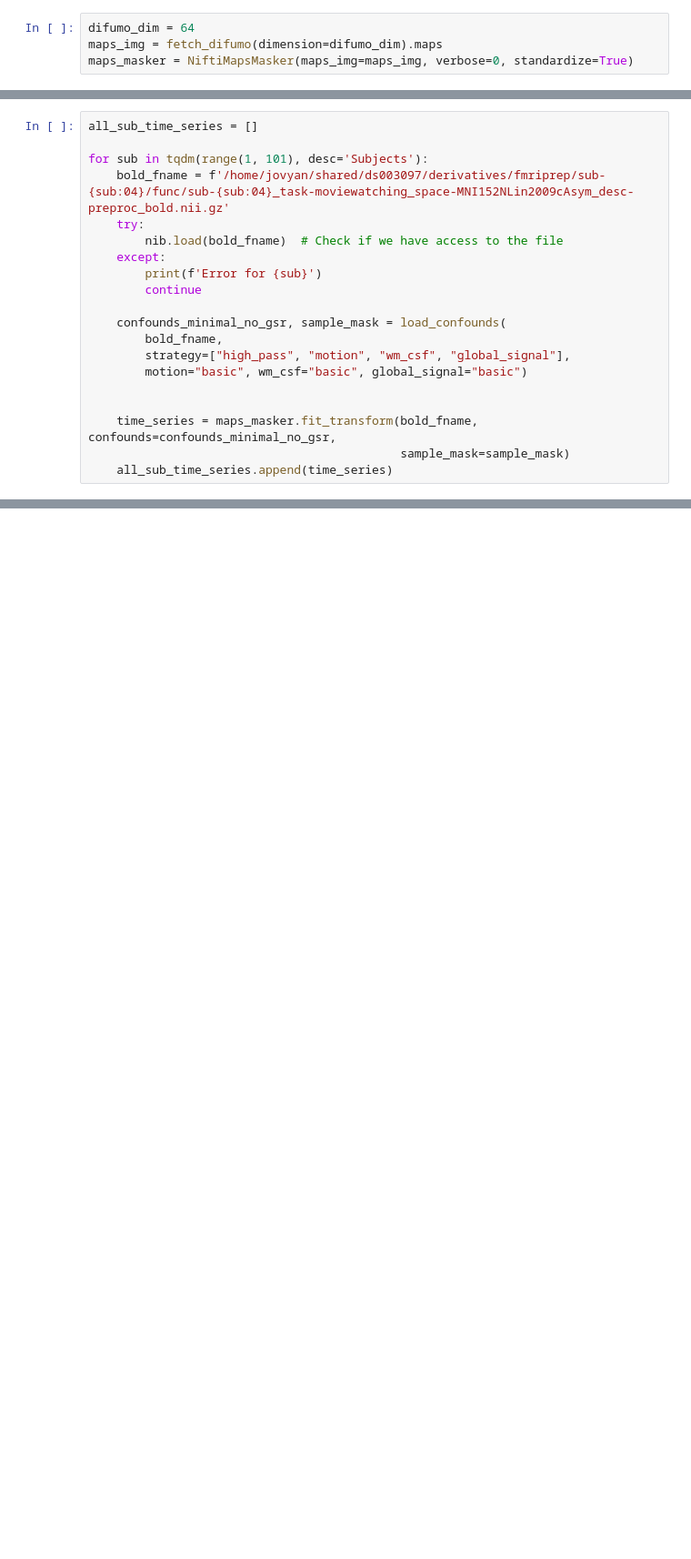
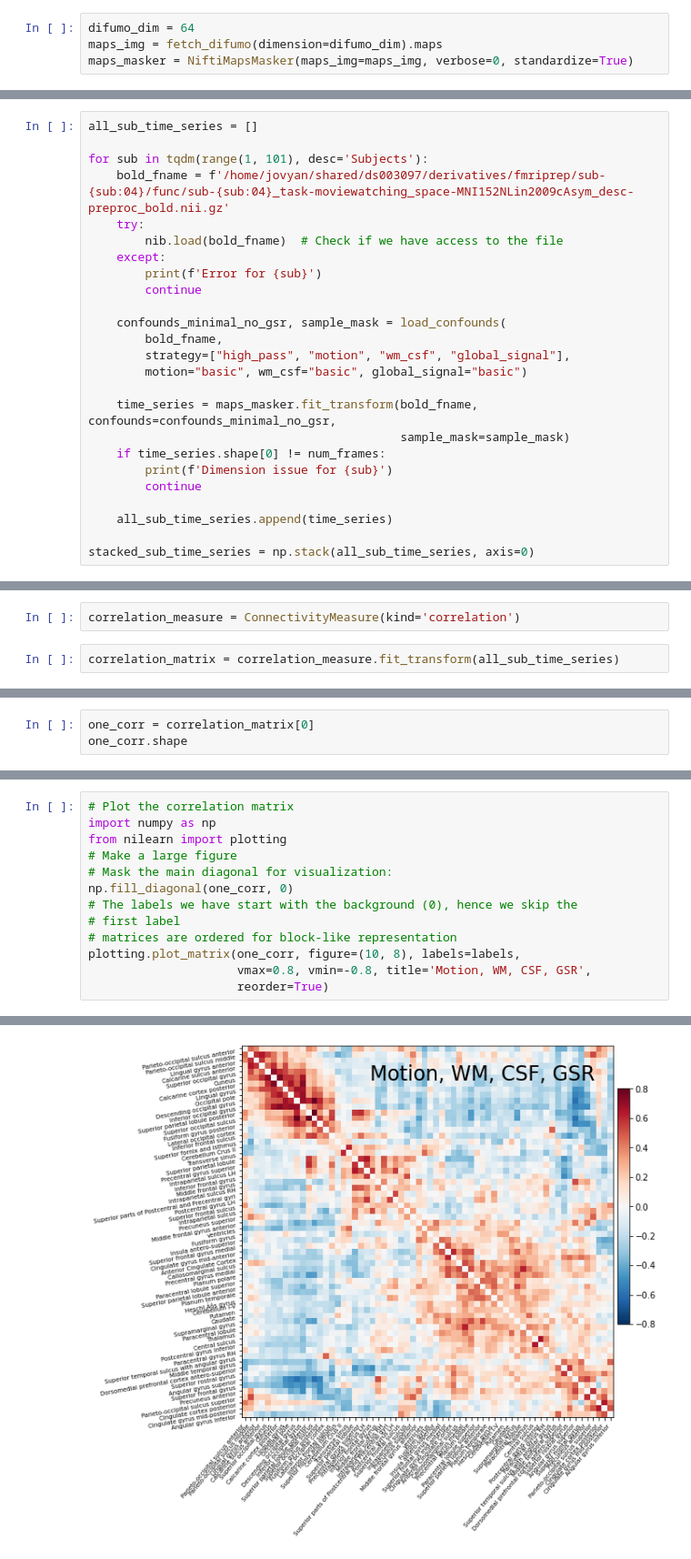
Before and after one commit to jainraj/NHA2022_AOMIC_ID1000, a Jupyter notebook: difumo_script.ipynb, the cells around one changed output, grey strips where cells are left out. Shown at 91% size. Saved outputs shown, nothing was run; the diff lists cells and outputs as text; blank space fills up the shorter version.

Commit message:
correlation matrix with difumo

```diff
--- a/difumo_script.ipynb
+++ b/difumo_script.ipynb
@@ -28,7 +53,12 @@ for sub in tqdm(range(1, 101), desc='Subjects'):
         strategy=["high_pass", "motion", "wm_csf", "global_signal"],
         motion="basic", wm_csf="basic", global_signal="basic")
 
-
     time_series = maps_masker.fit_transform(bold_fname, confounds=confounds_minimal_no_gsr,
                                             sample_mask=sample_mask)
+    if time_series.shape[0] != num_frames:
+        print(f'Dimension issue for {sub}')
+        continue
+
     all_sub_time_series.append(time_series)
+
+stacked_sub_time_series = np.stack(all_sub_time_series, axis=0)
@@ -73,0 +89,4 @@ for sub in tqdm(range(1, 101), desc='Subjects'):
+# %%
+correlation_measure = ConnectivityMeasure(kind='correlation')
+# %%
+correlation_matrix = correlation_measure.fit_transform(all_sub_time_series)
@@ -73,0 +97,3 @@ for sub in tqdm(range(1, 101), desc='Subjects'):
+# %%
+one_corr = correlation_matrix[0]
+one_corr.shape
@@ -73,0 +102,14 @@ for sub in tqdm(range(1, 101), desc='Subjects'):
+# %%
+# Plot the correlation matrix
+import numpy as np
+from nilearn import plotting
+# Make a large figure
+# Mask the main diagonal for visualization:
+np.fill_diagonal(one_corr, 0)
+# The labels we have start with the background (0), hence we skip the
+# first label
+# matrices are ordered for block-like representation
+plotting.plot_matrix(one_corr, figure=(10, 8), labels=labels,
+                     vmax=0.8, vmin=-0.8, title='Motion, WM, CSF, GSR',
+                     reorder=True)
+# %% [output]
@@ -73,0 +117 @@ for sub in tqdm(range(1, 101), desc='Subjects'):
+[figure, added]
```
Also changed, not shown: parts of 20 cells of this notebook, 2 other files.
